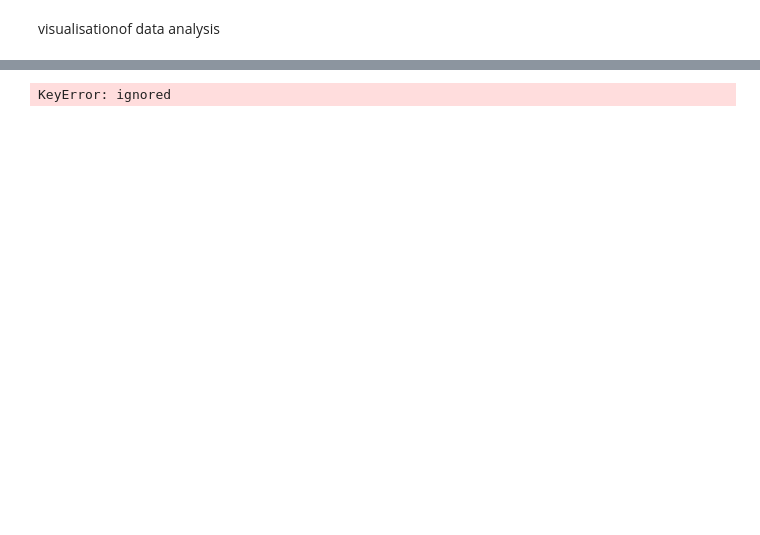
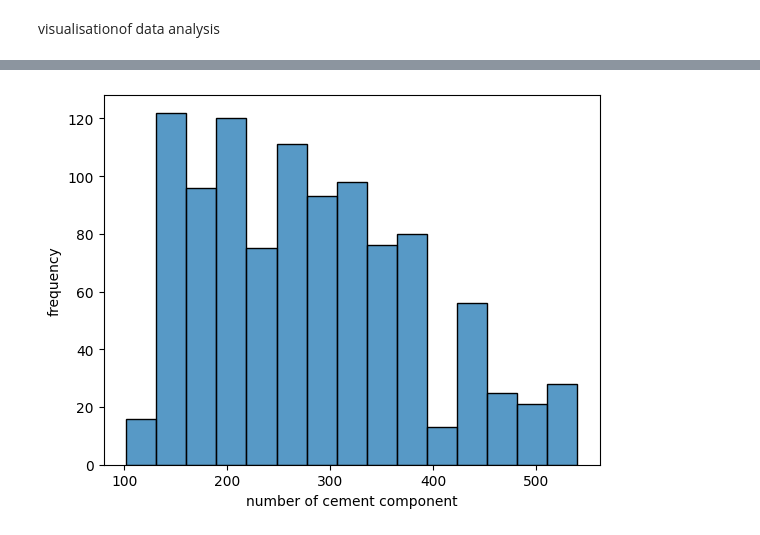
Before and after one commit to winniejuan/CITI_Stastical_modelling, a Jupyter notebook: visualization.ipynb, the cells around one changed output, grey strips where cells are left out. Cells and saved outputs as stored; diff of their text form; code cells hidden in the pictures; blank space fills up the shorter version.

```diff
--- a/visualization.ipynb
+++ b/visualization.ipynb
@@ -28,19 +52,12 @@ print(df)
 # %%
 # showing histogram for CementComponent
-import pandas as pd
 import seaborn as sns
 import matplotlib.pyplot as plt
 
-df=pd.read_csv("ConcreteStrengthData.csv")
-column_S=df['CementComponent']
-print(column_S)
-
-df["CementComponent"].plot('hist')
-
-sns.histplot(data=df,x="CementComponent")
+sns.histplot(data=df, x= 'CementComponent ')
 plt.xlabel("number of cement component")
 plt.ylabel("frequency")
 
 plt.show()
 # %% [output]
-KeyError: ignored
+[figure, added]
```
Also changed, not shown: parts of 10 cells of this notebook.
